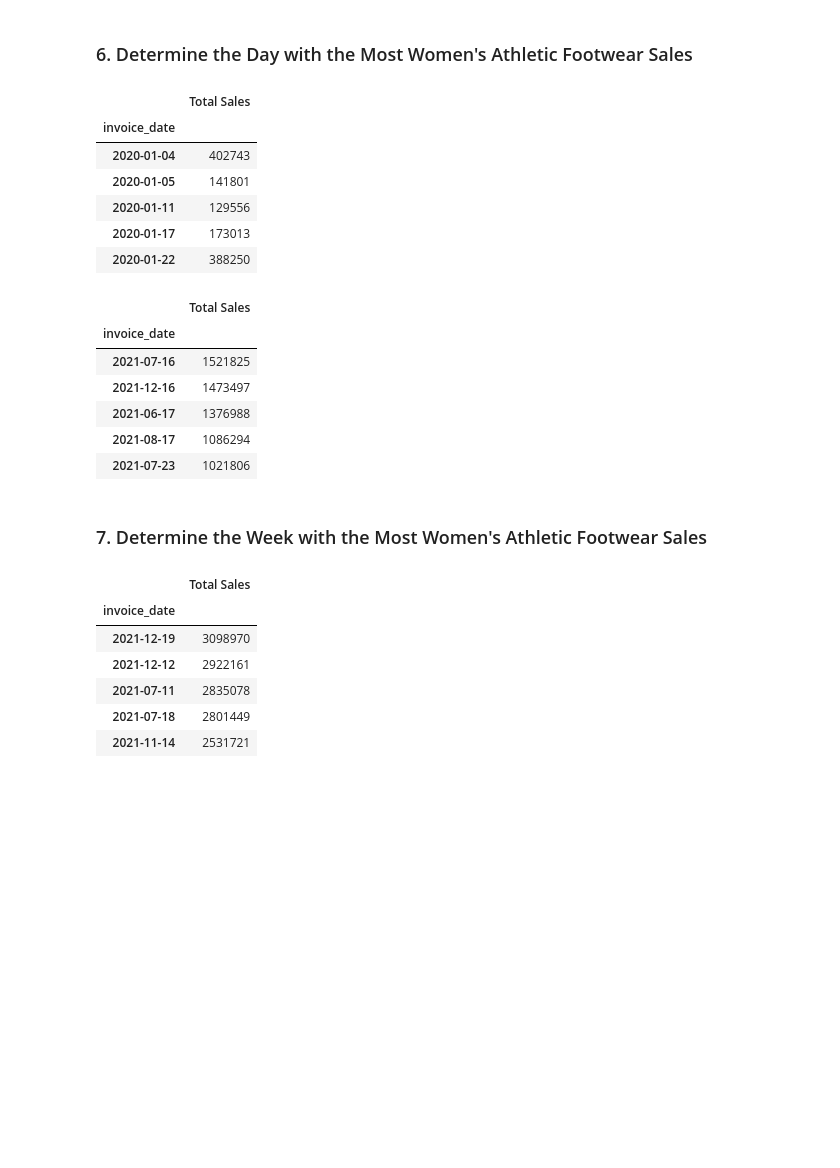
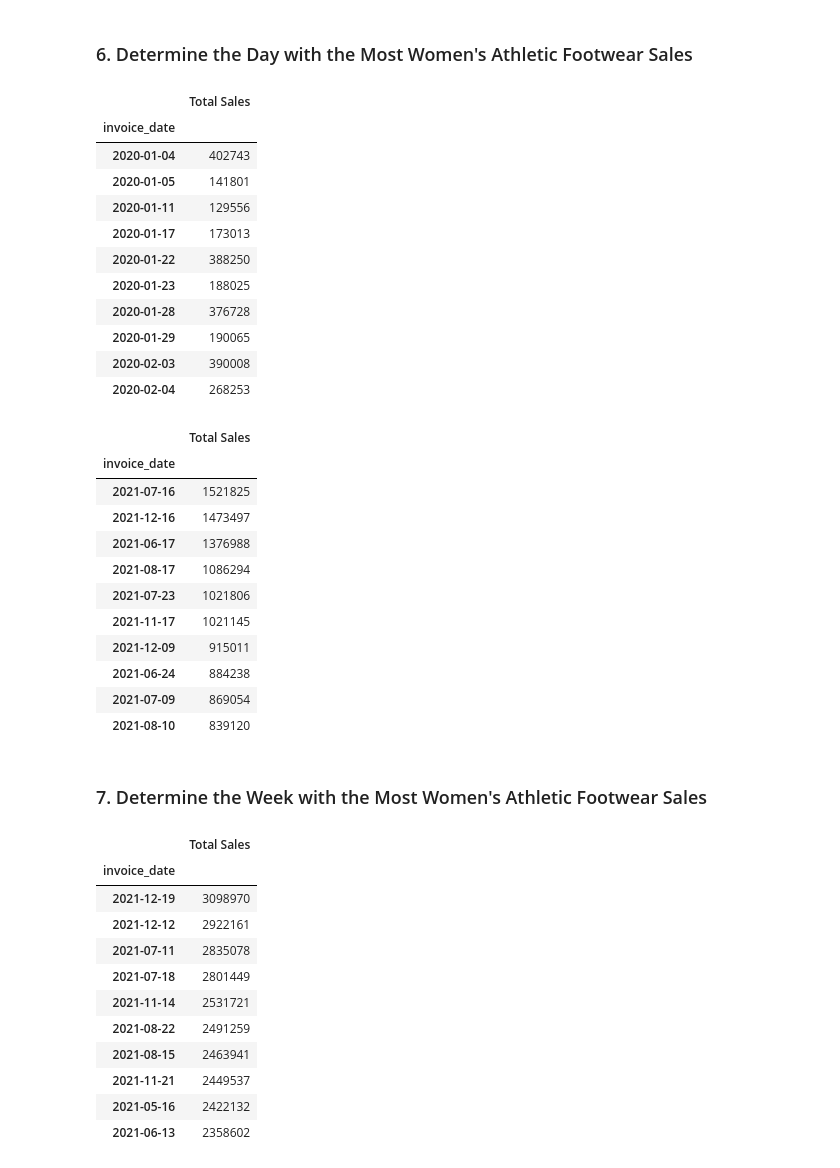
Before and after one commit to aj1560/athletic_sales_analysis, a Jupyter notebook: athletic_sales_analysis.ipynb, the cells around one changed output. Saved outputs shown, nothing was run; the diff lists cells and outputs as text; code cells hidden in the pictures; blank space fills up the shorter version.

```diff
--- a/athletic_sales_analysis.ipynb
+++ b/athletic_sales_analysis.ipynb
@@ -383,26 +386,31 @@ womens_footwear_pivot.head()
 # %%
 # Create a pivot table with the 'invoice_date' column is the index, and the "total_sales" as the values.
 most_sales_pivot = womens_footwear_df.pivot_table(index=['invoice_date'], values='total_sales', aggfunc='sum')
 most_sales_pivot.rename(columns={'total_sales':'Total Sales'}, inplace=True)
 
 # Optional: Rename the "total_sales" column to "Total Sales"
 
 
 # Show the table.
-most_sales_pivot.head()
+most_sales_pivot.head(10)
 # %% [output]
 |  | Total Sales |
 | invoice_date |  |
 | 2020-01-04 | 402743 |
 | 2020-01-05 | 141801 |
 | 2020-01-11 | 129556 |
 | 2020-01-17 | 173013 |
 | 2020-01-22 | 388250 |
+| 2020-01-23 | 188025 |
+| 2020-01-28 | 376728 |
+| 2020-01-29 | 190065 |
+| 2020-02-03 | 390008 |
+| 2020-02-04 | 268253 |
 # %%
 # Resample the pivot table into daily bins, and get the total sales for each day.
 daily_sales = most_sales_pivot.resample('D').sum()
 daily_sales_sorted = daily_sales.sort_values(by='Total Sales', ascending=False)
-daily_sales_sorted.head()
+daily_sales_sorted.head(10)
 # Sort the resampled pivot table in descending order on "Total Sales".
 # %% [output]
 |  | Total Sales |
@@ -412,6 +420,11 @@ daily_sales_sorted.head()
 | 2021-06-17 | 1376988 |
 | 2021-08-17 | 1086294 |
 | 2021-07-23 | 1021806 |
+| 2021-11-17 | 1021145 |
+| 2021-12-09 | 915011 |
+| 2021-06-24 | 884238 |
+| 2021-07-09 | 869054 |
+| 2021-08-10 | 839120 |
 # %% [markdown]
 ### 7.  Determine the Week with the Most Women's Athletic Footwear Sales
 # %%
@@ -420,7 +433,7 @@ weekly_sales = most_sales_pivot.resample('W').sum()
 weekly_sales_sorted = weekly_sales.sort_values(by='Total Sales', ascending=False)
 
 # Sort the resampled pivot table in descending order on "Total Sales".
-weekly_sales_sorted.head()
+weekly_sales_sorted.head(10)
 # %% [output]
 |  | Total Sales |
 | invoice_date |  |
@@ -429,3 +442,8 @@ weekly_sales_sorted.head()
 | 2021-07-11 | 2835078 |
 | 2021-07-18 | 2801449 |
 | 2021-11-14 | 2531721 |
+| 2021-08-22 | 2491259 |
+| 2021-08-15 | 2463941 |
+| 2021-11-21 | 2449537 |
+| 2021-05-16 | 2422132 |
+| 2021-06-13 | 2358602 |
```
Also changed, not shown: parts of 5 cells of this notebook.
